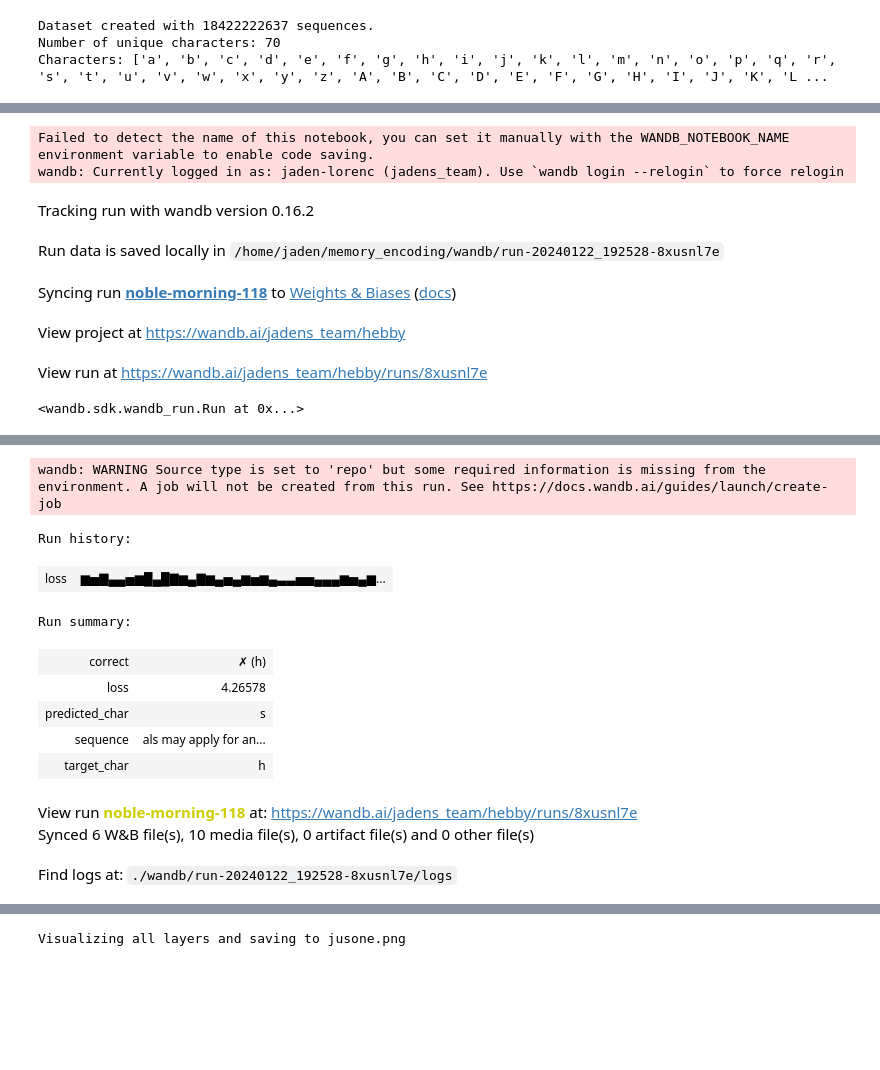
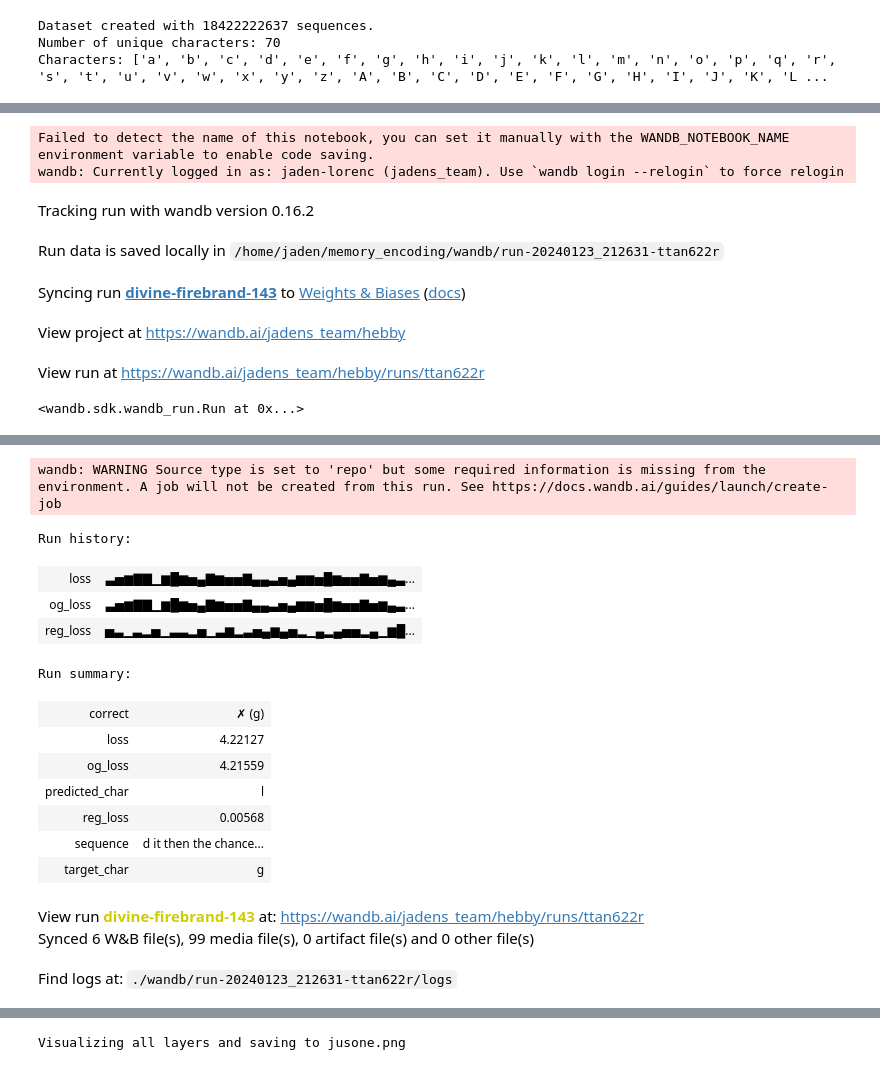
Before and after one commit to jaded0/memory_encoding, a Jupyter notebook: hebby.ipynb, the cells around one changed output, grey strips where cells are left out. Drawn from its saved outputs; the diff is of its cells as text; code cells hidden in the pictures; blank space fills up the shorter version.

```diff
--- a/hebby.ipynb
+++ b/hebby.ipynb
@@ -63,17 +63,19 @@ randomTrainingExample()
 # %%
-learning_rate = 0.005 # If you set this too high, it might explode. If too low, it might not learn
+learning_rate = 0.05 # If you set this too high, it might explode. If too low, it might not learn
 imprint_rate = 0.00
 last_n_rewards = [0]
 last_n_reward_avg = 0
-n_rewards = 100
-stochasticity = 0.001
+n_rewards = 10000
+stochasticity = 0.0001
 save_frequency = 100000  # Save data every 10k characters
 rnn.train()
-def train(line_tensor, l2_lambda=0.001):
+def train(line_tensor, l2_lambda=0.0001):
     global training_instance, last_n_rewards, last_n_reward_avg
     hidden = rnn.initHidden()  # Initialize the hidden state of the RNN
 
     losses = []  # To store losses for each step in the sequence
+    og_losses = []  # To store the original losses for each step in the sequence
+    reg_losses = []  # To store the L2 regularization losses for each step in the sequence
     l2_reg = None  # For accumulating the L2 regularization term
     output = None  # To store the output of the RNN
 
@@ -95,7 +97,10 @@ def train(line_tensor, l2_lambda=0.001):
                     l2_reg = param.norm(2)  # L2 norm of the parameter
                 else:
                     l2_reg = l2_reg + param.norm(2)
+            og_losses.append(loss.item())  # Store the original loss for this step
+            reg_losses.append(l2_lambda*l2_reg.item())
             loss = loss + l2_lambda * l2_reg  # Add the L2 regularization term to the loss
+            losses.append(loss.item())  # Store the loss for this step
 
             # Convert loss to a reward signal for Hebbian updates
             reward = -loss.item()
@@ -120,7 +125,6 @@ def train(line_tensor, l2_lambda=0.001):
                 noise = stochasticity * torch.randn_like(p.data)
                 p.data += noise
 
-        losses.append(loss.item())  # Store the loss for this step
         if (training_instance % save_frequency == 0):
             # Save the model and activations periodically
             save_model_data(rnn, activations, training_instance)
@@ -128,7 +132,9 @@ def train(line_tensor, l2_lambda=0.001):
 
     # Calculate the average loss for the sequence
     loss_avg = sum(losses) / len(losses)
-    return output, loss_avg
+    og_loss_avg = sum(og_losses) / len(og_losses)
+    reg_loss_avg = sum(reg_losses) / len(reg_losses)
+    return output, loss_avg, og_loss_avg, reg_loss_avg
 
 # Example usage
 # l2_lambda = 0.001  # Set the L2 regularization strength
@@ -148,27 +154,30 @@ wandb.init(
     "epochs": 1,
     "stochasticity": stochasticity,
     "imprint_rate": imprint_rate,
+    "n_rewards": n_rewards,
     }
 )
 # %% [output]
 Failed to detect the name of this notebook, you can set it manually with the WANDB_NOTEBOOK_NAME environment variable to enable code saving.
 wandb: Currently logged in as: jaden-lorenc (jadens_team). Use `wandb login --relogin` to force relogin
 Tracking run with wandb version 0.16.2
-Run data is saved locally in /home/jaden/memory_encoding/wandb/run-20240122_192528-8xusnl7e
+Run data is saved locally in /home/jaden/memory_encoding/wandb/run-20240123_212631-ttan622r
-Syncing run noble-morning-118 to Weights & Biases (docs)
+Syncing run divine-firebrand-143 to Weights & Biases (docs)
 View project at https://wandb.ai/jadens_team/hebby
-View run at https://wandb.ai/jadens_team/hebby/runs/8xusnl7e
+View run at https://wandb.ai/jadens_team/hebby/runs/ttan622r
 <wandb.sdk.wandb_run.Run at 0x...>
 # %%
 import time
 import math
 
-n_iters = 10000
+n_iters = 100000
 print_every = 50
 plot_every = 20
 
 # Keep track of losses for plotting
 current_loss = 0
+current_og_loss = 0
+current_reg_loss = 0
 all_losses = []
 
 # columns = ["correct", "predicted_char", "target_char", "sequence"]
@@ -185,8 +194,10 @@ start = time.time()
 
 for iter in range(1, n_iters + 1):
     sequence, line_tensor = randomTrainingExample()
-    output, loss = train(line_tensor)
+    output, loss, og_loss, reg_loss = train(line_tensor)
     current_loss += loss
+    current_og_loss += og_loss
+    current_reg_loss += reg_loss
     # Check if loss is NaN
     if math.isnan(loss):
         print("Loss is NaN, breaking...")
@@ -201,8 +212,8 @@ for iter in range(1, n_iters + 1):
         predicted_char = text_dataset.idx_to_char[topi[0, 0].item()]
         target_char = sequence[-1]
         correct = '✓' if predicted_char == target_char else '✗ (%s)' % target_char
+        # wandb.log({"correct": correct, "predicted_char": predicted_char, "target_char": target_char, "sequence": sequence})
         print('%d %d%% (%s) %.4f %s / %s %s' % (iter, iter / n_iters * 100, timeSince(start), loss, sequence, predicted_char, correct))
-        wandb.log({"correct": correct, "predicted_char": predicted_char, "target_char": target_char, "sequence": sequence})
         # row = [correct, predicted_char, target_char, ''.join(sequence)]
         # table.add_data(*row)
         # wandb.log({"predictions": table}, commit=False)
@@ -213,9 +224,16 @@ for iter in range(1, n_iters + 1):
 
     # Add current loss avg to list of losses source /home/deck/miniconda3/bin/activate /home/deck/Documents/memory_encoding/hebby
     if iter % plot_every == 0:
-        wandb.log({"loss": current_loss / plot_every})
+        # Use the output to generate a character prediction
+        topv, topi = output.topk(1, dim=1)  # Change dim to 1
+        predicted_char = text_dataset.idx_to_char[topi[0, 0].item()]
+        target_char = sequence[-1]
+        correct = '✓' if predicted_char == target_char else '✗ (%s)' % target_char
+        wandb.log({"loss": current_loss / plot_every, "og_loss": current_og_loss / plot_every, "reg_loss": current_reg_loss / plot_every,"correct": correct, "predicted_char": predicted_char, "target_char": target_char, "sequence": sequence})
         all_losses.append(current_loss / plot_every)
         current_loss = 0
+        current_og_loss = 0
+        current_reg_loss = 0
 
 # [optional] finish the wandb run, necessary in notebooks
 wandb.finish()
@@ -240,15 +258,19 @@ Visualizing all layers and saving to model_data/visualization_100000.png
 wandb: WARNING Source type is set to 'repo' but some required information is missing from the environment. A job will not be created from this run. See https://docs.wandb.ai/guides/launch/create-job
 Run history:
-| loss | ▆▅▇▄▄▅▆█▄█▇▆▄▇▆▄▅▄▆▅▆▄▃▃▅▅▄▄▄▆▅▄▆... |
+| loss | ▃▅▆▇▇▁▆█▆▅▄▇▆▅▅▇▄▄▃▅▄▆▆▅█▆▅▅▇▅▆▄▃... |
+| og_loss | ▃▅▆▇▇▁▆█▆▅▄▇▆▅▅▇▄▄▃▅▄▆▆▅█▆▅▅▇▅▆▄▃... |
+| reg_loss | ▅▃▁▃▂▅▁▃▃▂▅▁▃▆▂▃▅▄▆▄▅▂▁▄▂▄▅▅▂▄▁▆█... |
 Run summary:
-| correct | ✗ (h) |
-| loss | 4.26578 |
-| predicted_char | s |
-| sequence | als may apply for an... |
-| target_char | h |
+| correct | ✗ (g) |
+| loss | 4.22127 |
+| og_loss | 4.21559 |
+| predicted_char | l |
+| reg_loss | 0.00568 |
+| sequence | d it then the chance... |
+| target_char | g |
-View run noble-morning-118 at: https://wandb.ai/jadens_team/hebby/runs/8xusnl7e
-Synced 6 W&B file(s), 10 media file(s), 0 artifact file(s) and 0 other file(s)
+View run divine-firebrand-143 at: https://wandb.ai/jadens_team/hebby/runs/ttan622r
+Synced 6 W&B file(s), 99 media file(s), 0 artifact file(s) and 0 other file(s)
-Find logs at: ./wandb/run-20240122_192528-8xusnl7e/logs
+Find logs at: ./wandb/run-20240123_212631-ttan622r/logs
 # %%
 import matplotlib.pyplot as plt
 
```
Also changed, not shown: parts of 5 cells of this notebook, 2 other files.
